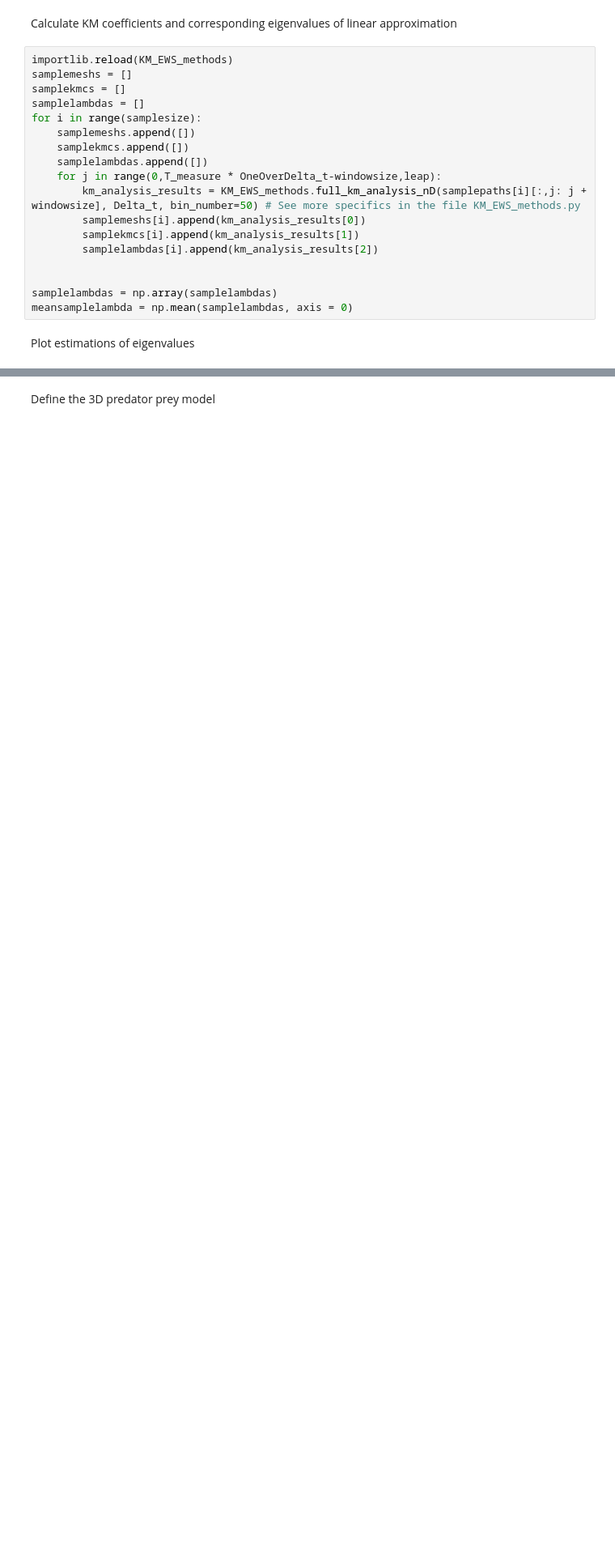
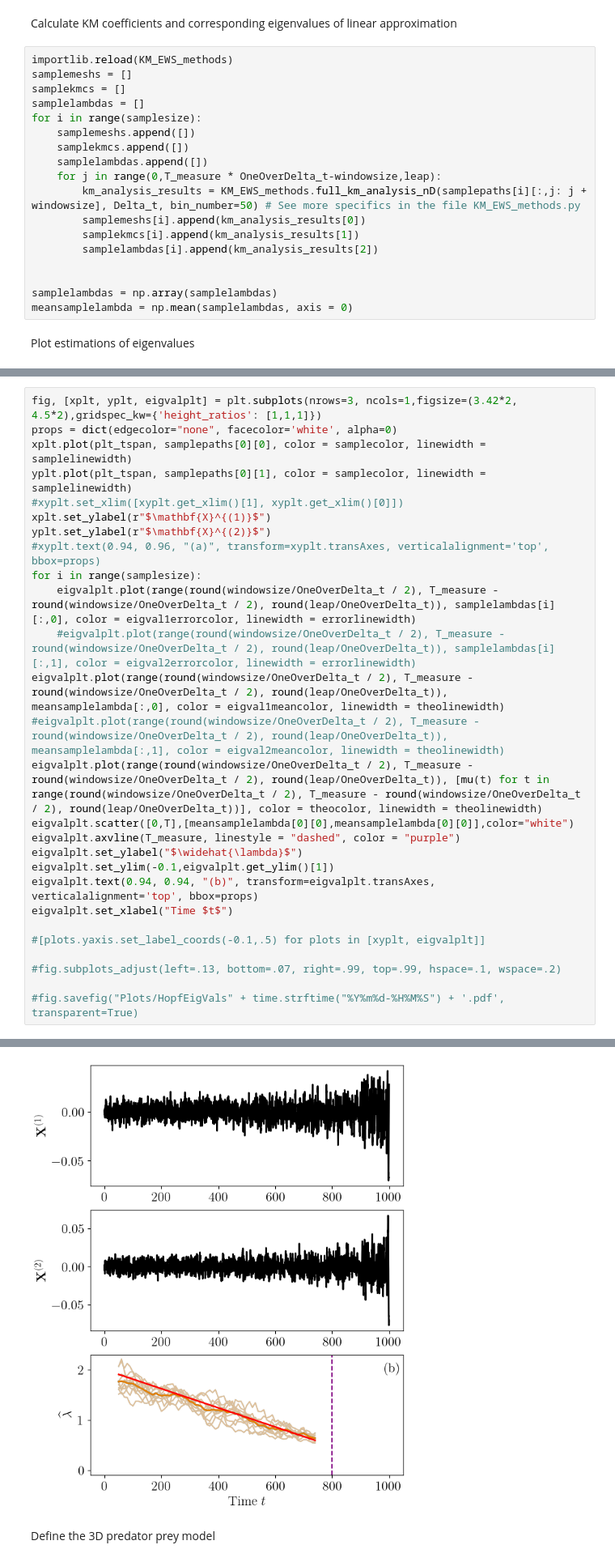
Before and after one commit to andreasmorr/KramersMoyalEWS, a Jupyter notebook: KM_EWS_plots.ipynb, the cells around one changed output, grey strips where cells are left out. Shown at 81% size. Saved outputs shown, nothing was run; the diff lists cells and outputs as text; blank space fills up the shorter version.

```diff
--- a/KM_EWS_plots.ipynb
+++ b/KM_EWS_plots.ipynb
@@ -621,0 +630,28 @@ Text(0.5, 0, 'Time $t$')
+# %%
+fig, [xplt, yplt, eigvalplt] = plt.subplots(nrows=3, ncols=1,figsize=(3.42*2, 4.5*2),gridspec_kw={'height_ratios': [1,1,1]})
+props = dict(edgecolor="none", facecolor='white', alpha=0)
+xplt.plot(plt_tspan, samplepaths[0][0], color = samplecolor, linewidth = samplelinewidth)
+yplt.plot(plt_tspan, samplepaths[0][1], color = samplecolor, linewidth = samplelinewidth)
+#xyplt.set_xlim([xyplt.get_xlim()[1], xyplt.get_xlim()[0]])
+xplt.set_ylabel(r"$\mathbf{X}^{(1)}$")
+yplt.set_ylabel(r"$\mathbf{X}^{(2)}$")
+#xyplt.text(0.94, 0.96, "(a)", transform=xyplt.transAxes, verticalalignment='top', bbox=props)
+for i in range(samplesize):
+    eigvalplt.plot(range(round(windowsize/OneOverDelta_t / 2), T_measure - round(windowsize/OneOverDelta_t / 2), round(leap/OneOverDelta_t)), samplelambdas[i][:,0], color = eigval1errorcolor, linewidth = errorlinewidth)
+    #eigvalplt.plot(range(round(windowsize/OneOverDelta_t / 2), T_measure - round(windowsize/OneOverDelta_t / 2), round(leap/OneOverDelta_t)), samplelambdas[i][:,1], color = eigval2errorcolor, linewidth = errorlinewidth)
+eigvalplt.plot(range(round(windowsize/OneOverDelta_t / 2), T_measure - round(windowsize/OneOverDelta_t / 2), round(leap/OneOverDelta_t)), meansamplelambda[:,0], color = eigval1meancolor, linewidth = theolinewidth)
+#eigvalplt.plot(range(round(windowsize/OneOverDelta_t / 2), T_measure - round(windowsize/OneOverDelta_t / 2), round(leap/OneOverDelta_t)), meansamplelambda[:,1], color = eigval2meancolor, linewidth = theolinewidth)
+eigvalplt.plot(range(round(windowsize/OneOverDelta_t / 2), T_measure - round(windowsize/OneOverDelta_t / 2), round(leap/OneOverDelta_t)), [mu(t) for t in range(round(windowsize/OneOverDelta_t / 2), T_measure - round(windowsize/OneOverDelta_t / 2), round(leap/OneOverDelta_t))], color = theocolor, linewidth = theolinewidth)
+eigvalplt.scatter([0,T],[meansamplelambda[0][0],meansamplelambda[0][0]],color="white")
+eigvalplt.axvline(T_measure, linestyle = "dashed", color = "purple")
+eigvalplt.set_ylabel("$\widehat{\lambda}$")
+eigvalplt.set_ylim(-0.1,eigvalplt.get_ylim()[1])
+eigvalplt.text(0.94, 0.94, "(b)", transform=eigvalplt.transAxes, verticalalignment='top', bbox=props)
+eigvalplt.set_xlabel("Time $t$")
+
+#[plots.yaxis.set_label_coords(-0.1,.5) for plots in [xyplt, eigvalplt]]
+
+#fig.subplots_adjust(left=.13, bottom=.07, right=.99, top=.99, hspace=.1, wspace=.2)
+
+#fig.savefig("Plots/HopfEigVals" + time.strftime("%Y%m%d-%H%M%S") + '.pdf', transparent=True)
+# %% [output]
@@ -622,3 +659,4 @@ Text(0.5, 0, 'Time $t$')
+[figure, added]
 # %% [markdown]
 Define the 3D predator prey model
 # %%
```
Also changed, not shown: parts of 9 cells of this notebook, 11 other files.
